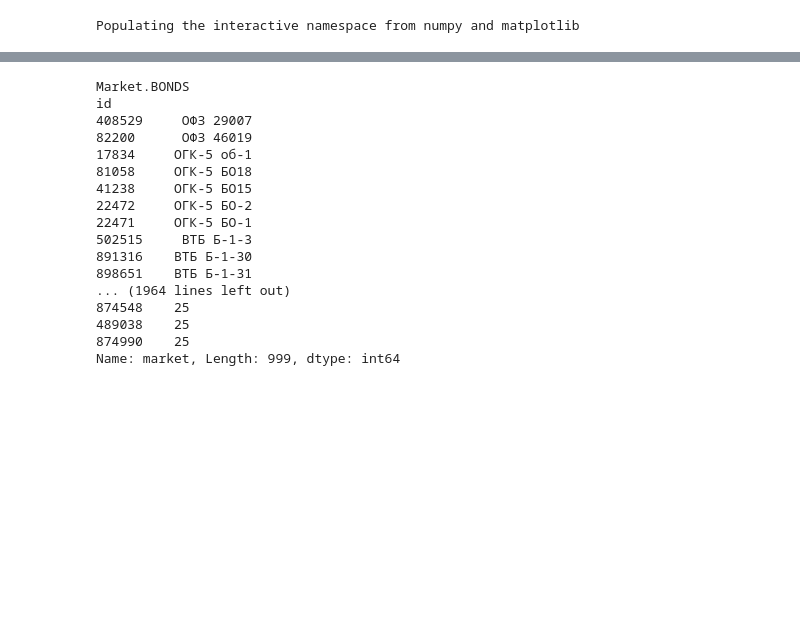
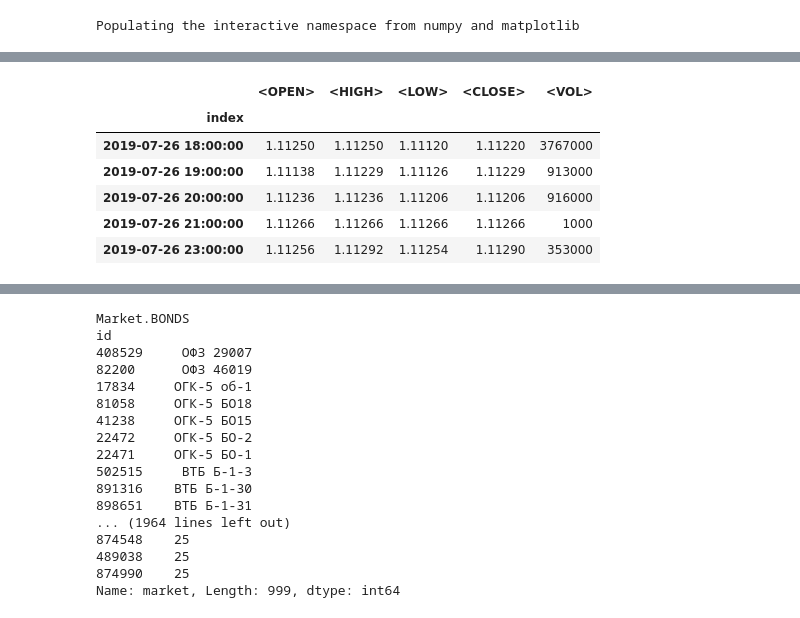
Before and after one commit to zzzevaka/roboto, a Jupyter notebook: notebooks/play_with_finam.ipynb, the cells around one changed output, grey strips where cells are left out. Saved outputs shown, nothing was run; the diff lists cells and outputs as text; code cells hidden in the pictures; blank space fills up the shorter version.

```diff
--- a/notebooks/play_with_finam.ipynb
+++ b/notebooks/play_with_finam.ipynb
@@ -26,3 +26,13 @@ data['<CLOSE>'].plot()
+# %%
+data.tail()
+# %% [output]
+|  | <OPEN> | <HIGH> | <LOW> | <CLOSE> | <VOL> |
+| index |  |  |  |  |  |
+| 2019-07-26 18:00:00 | 1.11250 | 1.11250 | 1.11120 | 1.11220 | 3767000 |
+| 2019-07-26 19:00:00 | 1.11138 | 1.11229 | 1.11126 | 1.11229 | 913000 |
+| 2019-07-26 20:00:00 | 1.11236 | 1.11236 | 1.11206 | 1.11206 | 916000 |
+| 2019-07-26 21:00:00 | 1.11266 | 1.11266 | 1.11266 | 1.11266 | 1000 |
+| 2019-07-26 23:00:00 | 1.11256 | 1.11292 | 1.11254 | 1.11290 | 353000 |
 # %%
 exporter.lookup(market=Market.CURRENCIES)
 # %% [output]
```
Also changed, not shown: parts of 2 cells of this notebook, 13 other files.
